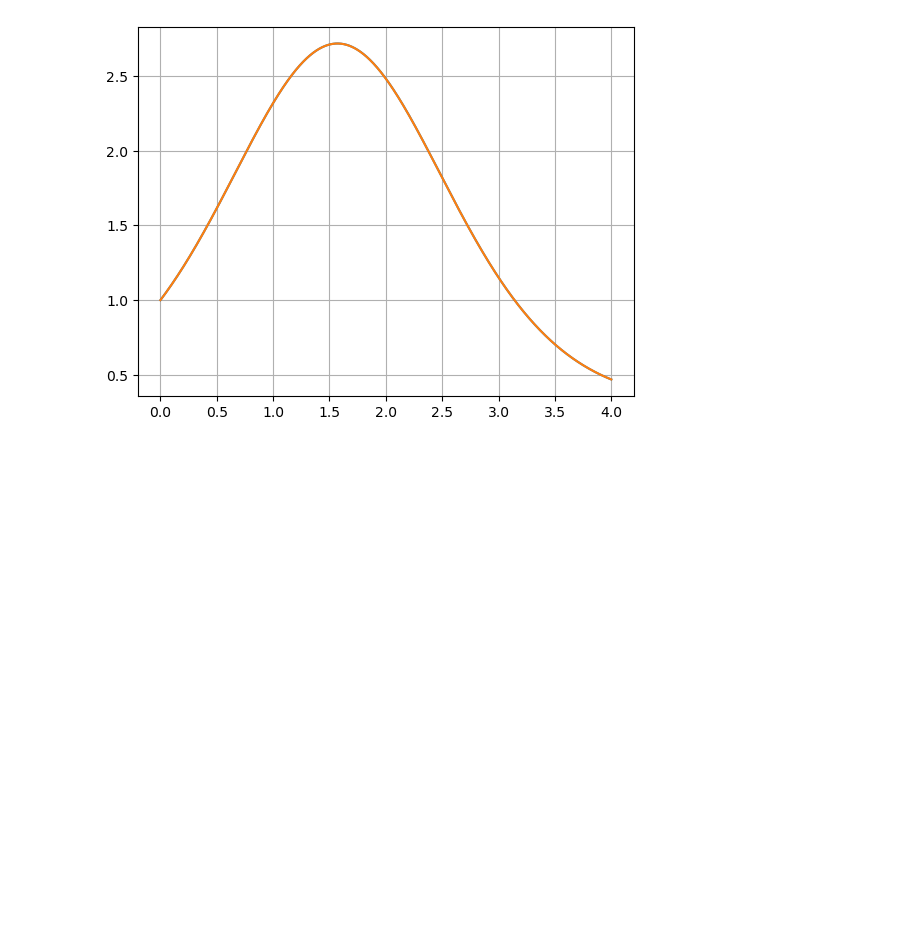
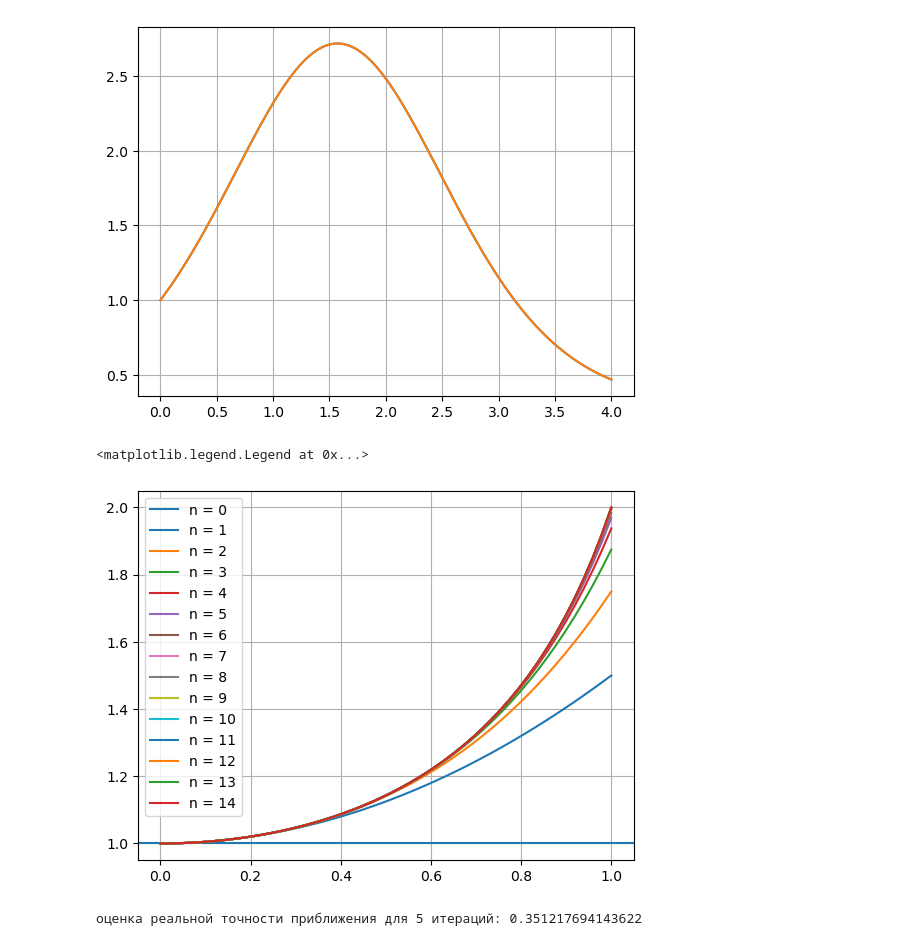
Before and after one commit to dosttiz/pc_calc, a Jupyter notebook: lr5/lab5.ipynb, the cells around one changed output. Drawn from its saved outputs; the diff is of its cells as text; code cells hidden in the pictures; blank space fills up the shorter version.

```diff
--- a/lr5/lab5.ipynb
+++ b/lr5/lab5.ipynb
@@ -122,3 +122,45 @@ plt.plot(x1, sol(x1))
 plt.grid()
 # %% [output]
 [figure]
+# %%
+# upr 2
+
+
+def pikar(f, x, y, x0, y0, a, b, n0):
+    t = sp.Symbol('t')
+    phi = [y0]
+    for i in range(1, n0):
+        phi_i = y0 + sp.integrate(f.subs({x: t, y: phi[-1]}), (t, x0, x))
+        phi.append(phi_i)
+
+    x1 = np.linspace(a, b)
+    plt.axhline(y0, label='n = 0')
+    j = 1
+    for i in phi[1::]:
+        y1 = [i.subs(x, k) for k in x1]
+        plt.plot(x1, y1, label=f'n = {j}')
+        j += 1
+
+    return phi
+# %%
+x = sp.Symbol('x')
+y = sp.Symbol('y')
+
+iter_s = pikar(x * y, x, y, 0, 1, 0, 1, 15)
+plt.grid()
+plt.legend()
+# %% [output]
+<matplotlib.legend.Legend at 0x...>
+[figure, added]
+# %%
+def sol(x):
+    return np.exp(x**2 / 2)
+
+x1 = np.linspace(0, 1)
+y1 = [iter_s[-1].subs(x, i) for i in x1]
+y1_prec = sol(x1)
+diff = [abs(i - k) for i, k in zip(y1, y1_prec)]
+
+print('оценка реальной точности приближения для 5 итераций:', max(diff))
+# %% [output]
+оценка реальной точности приближения для 5 итераций: 0.351217694143622
```
Also changed, not shown: parts of 4 cells of this notebook, 3 other files.
